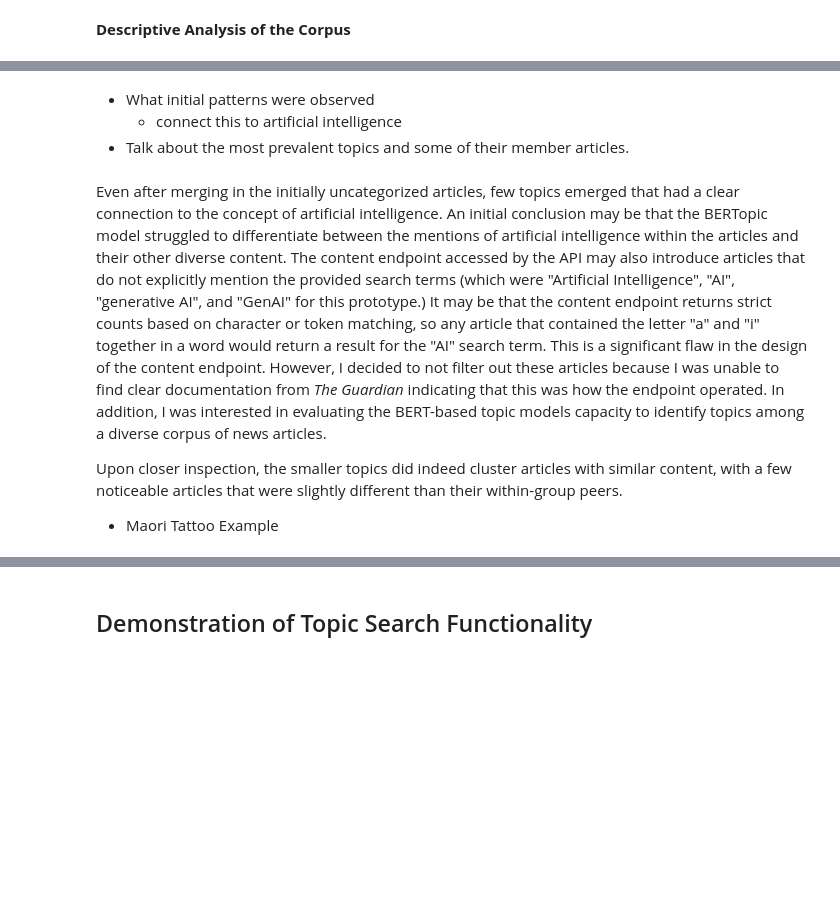
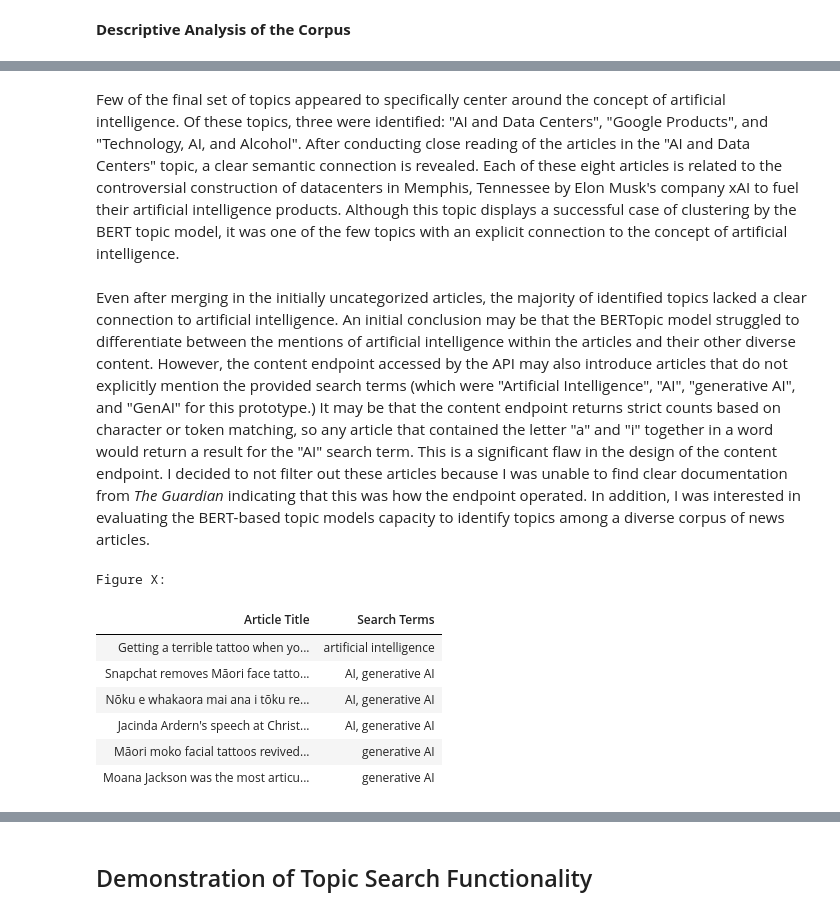
Before and after one commit to PeterdeGuzman/RAGuardianNews, a Jupyter notebook: FinalReport.ipynb, the cells around one changed output, grey strips where cells are left out. Saved outputs shown, nothing was run; the diff lists cells and outputs as text; code cells hidden in the pictures; blank space fills up the shorter version.

```diff
--- a/FinalReport.ipynb
+++ b/FinalReport.ipynb
@@ -302,10 +392,58 @@ Reviewing the distribution of articles among the 111 topics with fewer than 100
 # %% [markdown]
-- What initial patterns were observed
-    - connect this to artificial intelligence
-- Talk about the most prevalent topics and some of their member articles.
+Few of the final set of topics appeared to specifically center around the concept of artificial intelligence. Of these topics, three were identified: "AI and Data Centers", "Google Products", and "Technology, AI, and Alcohol". After conducting close reading of the articles in the "AI and Data Centers" topic, a clear semantic connection is revealed. Each of these eight articles is related to the controversial construction of datacenters in Memphis, Tennessee by Elon Musk's company xAI to fuel their artificial intelligence products. Although this topic displays a successful case of clustering by the BERT topic model, it was one of the few topics with an explicit connection to the concept of artificial intelligence.
 # %% [markdown]
-Even after merging in the initially uncategorized articles, few topics emerged that had a clear connection to the concept of artificial intelligence. An initial conclusion may be that the BERTopic model struggled to differentiate between the mentions of artificial intelligence within the articles and their other diverse content. The content endpoint accessed by the API may also introduce articles that do not explicitly mention the provided search terms (which were "Artificial Intelligence", "AI", "generative AI", and "GenAI" for this prototype.) It may be that the content endpoint returns strict counts based on character or token matching, so any article that contained the letter "a" and "i" together in a word would return a result for the "AI" search term. This is a significant flaw in the design of the content endpoint. However, I decided to not filter out these articles because I was unable to find clear documentation from *The Guardian* indicating that this was how the endpoint operated. In addition, I was interested in evaluating the BERT-based topic models capacity to identify topics among a diverse corpus of news articles.
-
-Upon closer inspection, the smaller topics did indeed cluster articles with similar content, with a few noticeable articles that were slightly different than their within-group peers.
-
-- Maori Tattoo Example
+Even after merging in the initially uncategorized articles, the majority of identified topics lacked a clear connection to artificial intelligence. An initial conclusion may be that the BERTopic model struggled to differentiate between the mentions of artificial intelligence within the articles and their other diverse content. However, the content endpoint accessed by the API may also introduce articles that do not explicitly mention the provided search terms (which were "Artificial Intelligence", "AI", "generative AI", and "GenAI" for this prototype.) It may be that the content endpoint returns strict counts based on character or token matching, so any article that contained the letter "a" and "i" together in a word would return a result for the "AI" search term. This is a significant flaw in the design of the content endpoint. I decided to not filter out these articles because I was unable to find clear documentation from *The Guardian* indicating that this was how the endpoint operated. In addition, I was interested in evaluating the BERT-based topic models capacity to identify topics among a diverse corpus of news articles.
+# %%
+con = duckdb.connect("guardian_articles.duckdb", read_only=True)
+df_maori = con.execute(
+    """
+    SELECT
+        l.id, l.webTitle, l.webPublicationDate, l.text, l.clean_body, l.topic_id, l.topic_prob, l.topic_label, l.topic_label_clean,
+        c.search_terms
+    FROM article_topics_labelled l JOIN cleaned_articles c ON l.id = c.id
+    WHERE l.topic_label_clean = 'Maori Culture and Tattoos'
+    """
+).df()
+con.close()
+table = df_maori[["webTitle", "search_terms"]].copy()
+
+table = table.rename(
+    columns={"webTitle": "Article Title", "search_terms": "Search Terms"}
+)
+styled = table.style.hide(axis="index").set_table_styles(
+    [
+        {
+            "selector": "table",
+            "props": [
+                ("border-collapse", "collapse"),
+                ("margin", "0 auto"),
+                ("font-size", "12pt"),
+            ],
+        },
+        {
+            "selector": "th",
+            "props": [
+                ("border-bottom", "1px solid black"),
+                ("text-align", "left"),
+                ("padding", "6px"),
+            ],
+        },
+        {
+            "selector": "td",
+            "props": [
+                ("padding", "6px"),
+            ],
+        },
+    ]
+)
+print("Figure X:")
+styled
+# %% [output]
+Figure X:
+| Article Title | Search Terms |
+| Getting a terrible tattoo when yo... | artificial intelligence |
+| Snapchat removes Māori face tatto... | AI, generative AI |
+| Nōku e whakaora mai ana i tōku re... | AI, generative AI |
+| Jacinda Ardern's speech at Christ... | AI, generative AI |
+| Māori moko facial tattoos revived... | generative AI |
+| Moana Jackson was the most articu... | generative AI |
```
Also changed, not shown: parts of 25 cells of this notebook, 5 other files.
